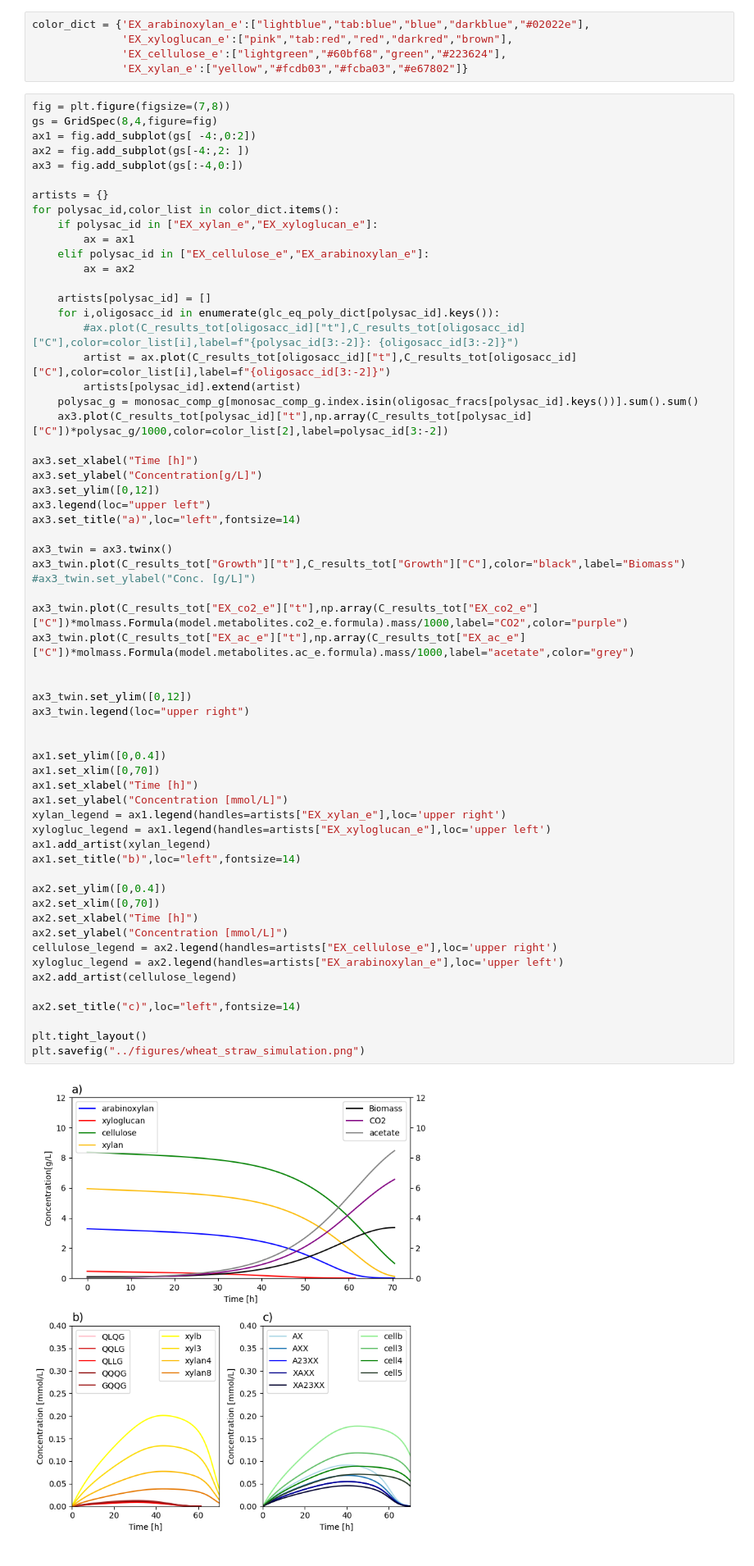
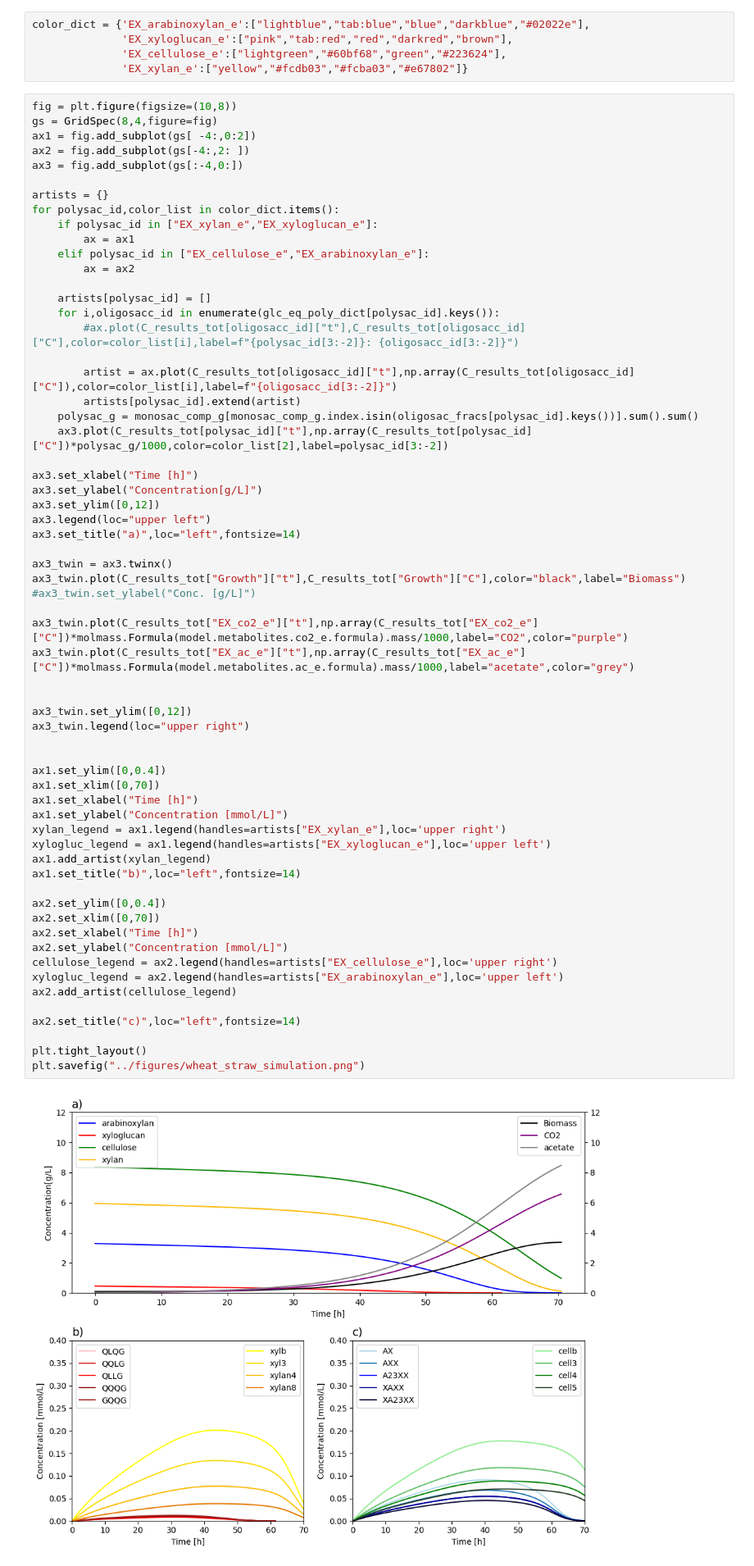
Before and after one commit to IdunBurgos/Ruminiclostridium-cellullolyticum-model-final, a Jupyter notebook: notebooks/Step 8 - Simulations with polysaccharides.ipynb, the cells around one changed output. Shown: that part at 82% size. Saved outputs shown, nothing was run; the diff lists cells and outputs as text.

```diff
--- a/notebooks/Step 8 - Simulations with polysaccharides.ipynb
+++ b/notebooks/Step 8 - Simulations with polysaccharides.ipynb
@@ -176,7 +181,7 @@ color_dict = {'EX_arabinoxylan_e':["lightblue","tab:blue","blue","darkblue","#02
               'EX_cellulose_e':["lightgreen","#60bf68","green","#223624"],
               'EX_xylan_e':["yellow","#fcdb03","#fcba03","#e67802"]}
 # %%
-fig = plt.figure(figsize=(7,8))
+fig = plt.figure(figsize=(10,8))
 gs = GridSpec(8,4,figure=fig)
 ax1 = fig.add_subplot(gs[ -4:,0:2])
 ax2 = fig.add_subplot(gs[-4:,2: ])
@@ -192,7 +197,8 @@ for polysac_id,color_list in color_dict.items():
     artists[polysac_id] = []
     for i,oligosacc_id in enumerate(glc_eq_poly_dict[polysac_id].keys()):
         #ax.plot(C_results_tot[oligosacc_id]["t"],C_results_tot[oligosacc_id]["C"],color=color_list[i],label=f"{polysac_id[3:-2]}: {oligosacc_id[3:-2]}")
-        artist = ax.plot(C_results_tot[oligosacc_id]["t"],C_results_tot[oligosacc_id]["C"],color=color_list[i],label=f"{oligosacc_id[3:-2]}")
+
+        artist = ax.plot(C_results_tot[oligosacc_id]["t"],np.array(C_results_tot[oligosacc_id]["C"]),color=color_list[i],label=f"{oligosacc_id[3:-2]}")
         artists[polysac_id].extend(artist)
     polysac_g = monosac_comp_g[monosac_comp_g.index.isin(oligosac_fracs[polysac_id].keys())].sum().sum()
     ax3.plot(C_results_tot[polysac_id]["t"],np.array(C_results_tot[polysac_id]["C"])*polysac_g/1000,color=color_list[2],label=polysac_id[3:-2])
@@ -210,31 +216,31 @@ ax3_twin.plot(C_results_tot["Growth"]["t"],C_results_tot["Growth"]["C"],color="b
 ax3_twin.plot(C_results_tot["EX_co2_e"]["t"],np.array(C_results_tot["EX_co2_e"]["C"])*molmass.Formula(model.metabolites.co2_e.formula).mass/1000,label="CO2",color="purple")
 ax3_twin.plot(C_results_tot["EX_ac_e"]["t"],np.array(C_results_tot["EX_ac_e"]["C"])*molmass.Formula(model.metabolites.ac_e.formula).mass/1000,label="acetate",color="grey")
 
 
 ax3_twin.set_ylim([0,12])
 ax3_twin.legend(loc="upper right")
 
 
 ax1.set_ylim([0,0.4])
 ax1.set_xlim([0,70])
 ax1.set_xlabel("Time [h]")
 ax1.set_ylabel("Concentration [mmol/L]")
 xylan_legend = ax1.legend(handles=artists["EX_xylan_e"],loc='upper right')
 xylogluc_legend = ax1.legend(handles=artists["EX_xyloglucan_e"],loc='upper left')
 ax1.add_artist(xylan_legend)
 ax1.set_title("b)",loc="left",fontsize=14)
 
 ax2.set_ylim([0,0.4])
 ax2.set_xlim([0,70])
 ax2.set_xlabel("Time [h]")
 ax2.set_ylabel("Concentration [mmol/L]")
 cellulose_legend = ax2.legend(handles=artists["EX_cellulose_e"],loc='upper right')
 xylogluc_legend = ax2.legend(handles=artists["EX_arabinoxylan_e"],loc='upper left')
 ax2.add_artist(cellulose_legend)
 
 ax2.set_title("c)",loc="left",fontsize=14)
 
 plt.tight_layout()
 plt.savefig("../figures/wheat_straw_simulation.png")
 # %% [output]
-[figure, old version]
+[figure, new version]
```
Also changed, not shown: parts of 17 cells of this notebook, 18 other files.
